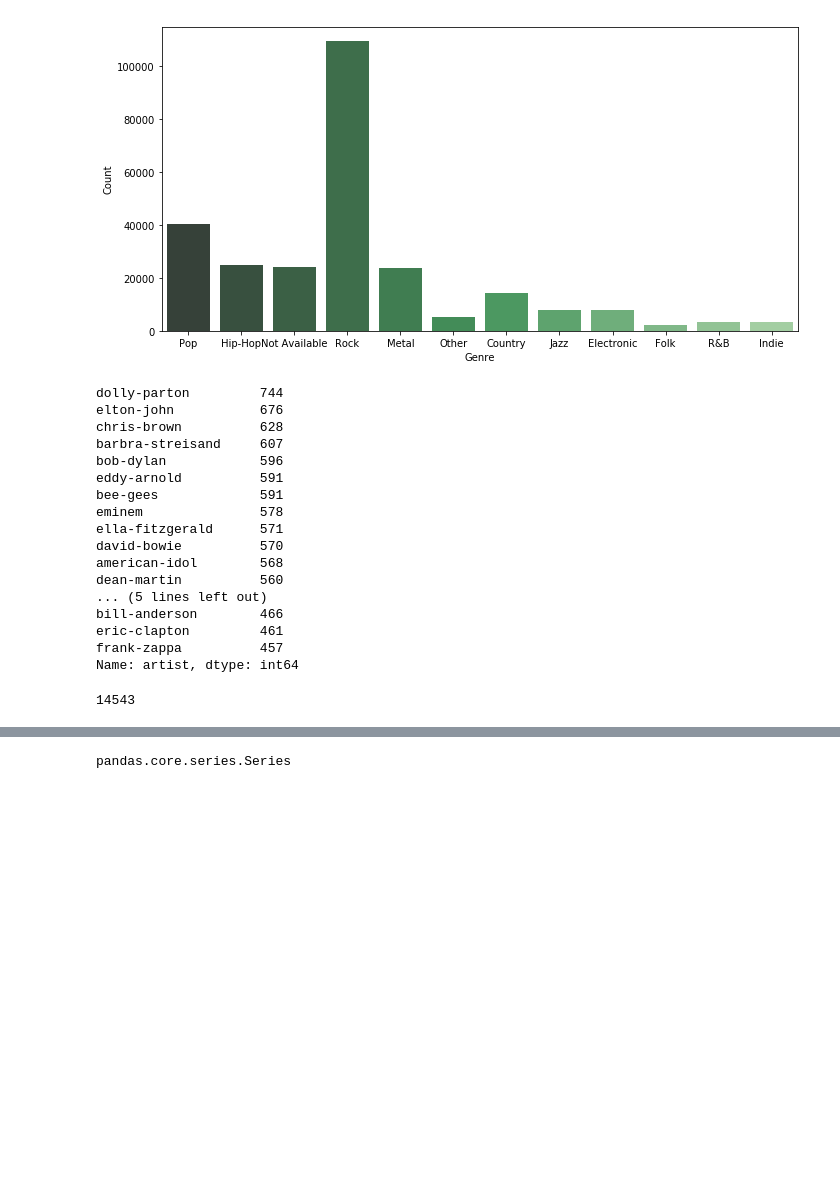
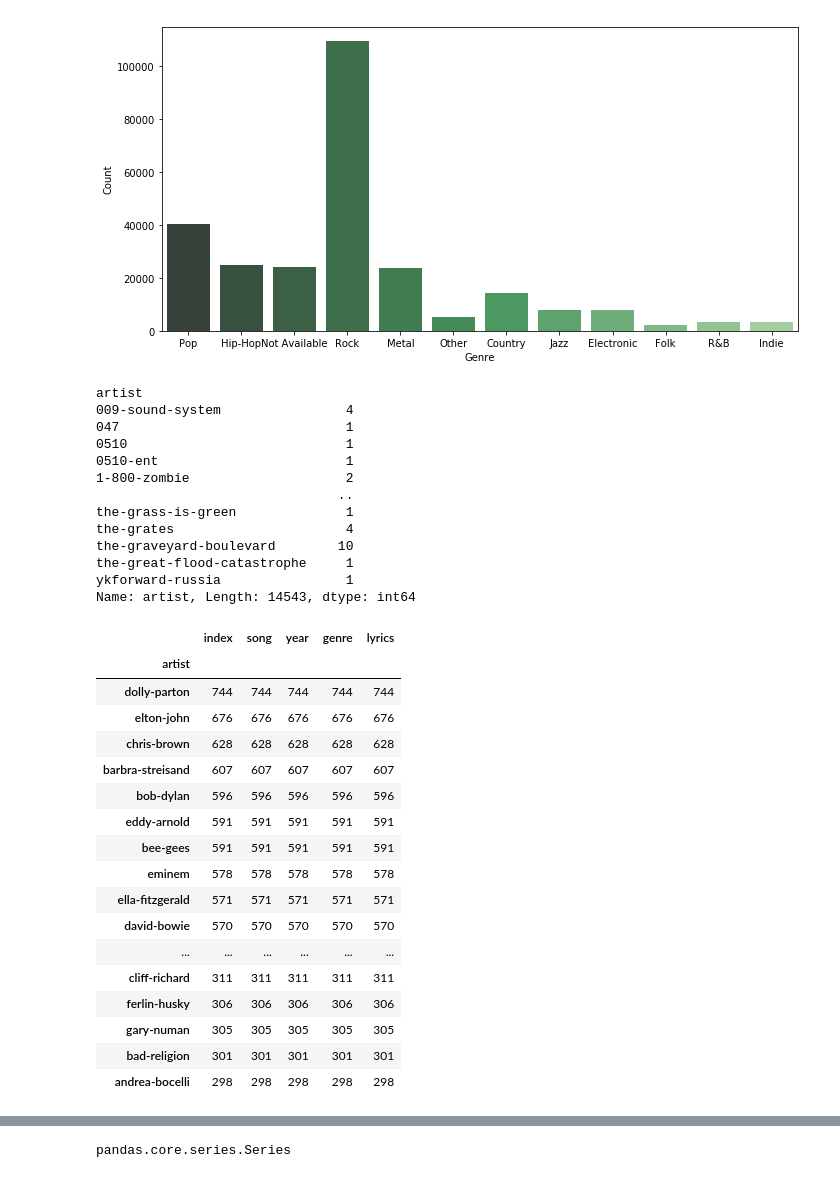
Before and after one commit to jeffreyb92/lyric-analysis, a Jupyter notebook: LyricsAssessment.ipynb, the cells around one changed output, grey strips where cells are left out. Drawn from its saved outputs; the diff is of its cells as text; code cells hidden in the pictures; blank space fills up the shorter version.

```diff
--- a/LyricsAssessment.ipynb
+++ b/LyricsAssessment.ipynb
@@ -102,29 +138,41 @@ plt.tight_layout()
 # %%
 #checking how many artists songs are in the dataset. It seems like there may be a lot of duplicates
 #I don't think there could be as many as 450 to 700 songs from each of these artists
-artist_count = lyrics.artist.value_counts()
-print(artist_count.head(20))
 
-#checking how many individual artists there are. About 14500 all together
-artist_count.count()
+artists_group = lyrics.groupby("artist")
+print(artists_group.artist.count())
+artists_group.count().sort_values(by='song', ascending = False).head(50)
 # %% [output]
-dolly-parton         744
-elton-john           676
-chris-brown          628
-barbra-streisand     607
-bob-dylan            596
-eddy-arnold          591
-bee-gees             591
-eminem               578
-ella-fitzgerald      571
-david-bowie          570
-american-idol        568
-dean-martin          560
-... (5 lines left out)
-bill-anderson        466
-eric-clapton         461
-frank-zappa          457
-Name: artist, dtype: int64
+artist
+009-sound-system                4
+047                             1
+0510                            1
+0510-ent                        1
+1-800-zombie                    2
+                               ..
+the-grass-is-green              1
+the-grates                      4
+the-graveyard-boulevard        10
+the-great-flood-catastrophe     1
+ykforward-russia                1
+Name: artist, Length: 14543, dtype: int64
-14543
+|  | index | song | year | genre | lyrics |
+| artist |  |  |  |  |  |
+| dolly-parton | 744 | 744 | 744 | 744 | 744 |
+| elton-john | 676 | 676 | 676 | 676 | 676 |
+| chris-brown | 628 | 628 | 628 | 628 | 628 |
+| barbra-streisand | 607 | 607 | 607 | 607 | 607 |
+| bob-dylan | 596 | 596 | 596 | 596 | 596 |
+| eddy-arnold | 591 | 591 | 591 | 591 | 591 |
+| bee-gees | 591 | 591 | 591 | 591 | 591 |
+| eminem | 578 | 578 | 578 | 578 | 578 |
+| ella-fitzgerald | 571 | 571 | 571 | 571 | 571 |
+| david-bowie | 570 | 570 | 570 | 570 | 570 |
+| ... | ... | ... | ... | ... | ... |
+| cliff-richard | 311 | 311 | 311 | 311 | 311 |
+| ferlin-husky | 306 | 306 | 306 | 306 | 306 |
+| gary-numan | 305 | 305 | 305 | 305 | 305 |
+| bad-religion | 301 | 301 | 301 | 301 | 301 |
+| andrea-bocelli | 298 | 298 | 298 | 298 | 298 |
 # %%
 #checking to see if there are duplicates in the dataset
```
Also changed, not shown: parts of 5 cells of this notebook, 2 other files.
